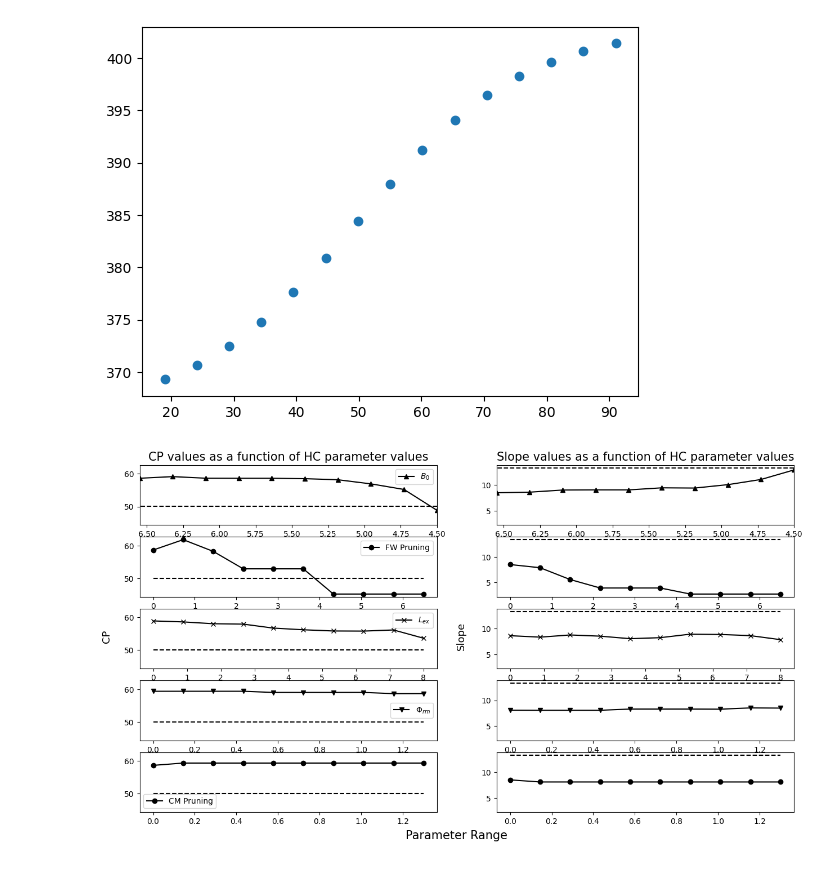
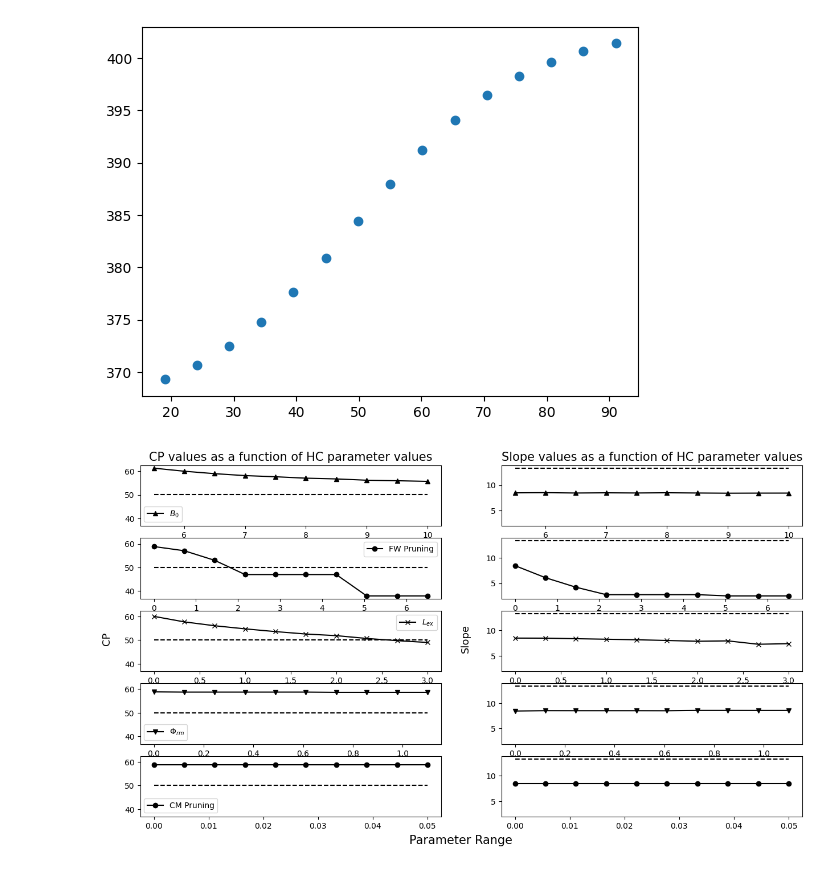
Before and after one commit to renatoparedes/SCZ_PPS_Expansion_Model, a Jupyter notebook: SCZ_Parameter_Exploration.ipynb, the cells around one changed output. Saved outputs shown, nothing was run; the diff lists cells and outputs as text; code cells hidden in the pictures.

```diff
--- a/SCZ_Parameter_Exploration.ipynb
+++ b/SCZ_Parameter_Exploration.ipynb
@@ -33,5 +34,5 @@ Wat, Wvt, Wav = crossmodal(1.3, 2, 1.3, 2, 1.3, 2)
 # %%
-LEXs = np.linspace(0, 8, 10)
+LEXs = np.linspace(0, 3, 10)
 LRTs = np.zeros((len(LEXs), len(a_distances)))
 
 for i in range(len(LEXs)):
@@ -132,15 +133,15 @@ Wat, Wvt, Wav = crossmodal(1.3, 2, 1.3, 2, 1.3, 2)  # cross-modal
 Lt, La, Lv = Lw(0.15, 0.05, 1, 4, 0.15, 0.05, 20, 80, 0.15, 0.05, 2, 8)  # lateral
 # %%
-FBs = np.linspace(4.5, 6.55, 10)
+FBs = np.linspace(5.5, 10, 10)
 BRTs = np.zeros((len(FBs), len(a_distances)))
 
 for i in range(len(FBs)):
     Wt, Wa, Wv, Bt, Ba, Bv = FwFb(
-        6.5, 6.5, 6.5, FBs[i], FBs[i], FBs[i], 1.185e01, 7.769e02, 3.881e01, 9.517e-01
+        6.5, 6.5, 6.5, FBs[i], FBs[i], FBs[i], 1.083e01, 5.076e02, 3.226e01, 9.968e-01
     )
     _, _, _, _, BRTs[i, :] = experiment(
         ts,
-        simtime,
+        250,
         a_distances,
         5,
         Lt,
@@ -181,7 +196,7 @@ Wt, Wa, Wv, Bt, Ba, Bv = FwFb(
 )
 Lt, La, Lv = Lw(0.15, 0.05, 1, 4, 0.15, 0.05, 20, 80, 0.15, 0.05, 2, 8)
 # %%
-CMs = np.linspace(0, 1.3, 10)
+CMs = np.linspace(0, 1.1, 10)
 CMRTs = np.zeros((len(CMs), len(a_distances)))
 
 for i in range(len(CMs)):
@@ -294,11 +309,11 @@ np.save("drafts/CM_PRRT.npy", PRRTs)
 # CMslope = np.load("drafts/CMslope.npy")
 # CMRTs = np.load("drafts/CMRT.npy")
 # %%
-LEXs = np.linspace(0, 8, 10)
+LEXs = np.linspace(0, 3, 10)
 PRs = np.linspace(0, 6.5, 10)
-FBs = np.linspace(4.5, 6.55, 10)
-CMs = np.linspace(0, 1.3, 10)
-CM_PRs = np.linspace(0, 1.3, 10)
+FBs = np.linspace(5.5, 10, 10)
+CMs = np.linspace(0, 1.1, 10)
+CM_PRs = np.linspace(0, 0.05, 10)
 # %%
 ##Pre-Training
 ###SCZ patients
@@ -326,13 +341,13 @@ fig, ax = plt.subplots(5, 2, figsize=(15, 8), sharey="col")
 
 ax[0, 0].plot(FBs, Bcp, label="$B_0$", color="k", marker="^")
 ax[0, 0].plot(FBs, np.repeat(scz_cp, len(FBs)), "--", color="k")
-ax[0, 0].set_xlim(6.55, 4.5)
+# ax[0, 0].set_xlim(6.55, 4.75)
 ax[0, 0].set_title("CP values as a function of HC parameter values", fontsize=15)
 ax[0, 0].legend()
 
 ax[0, 1].plot(FBs, Bslope, label="$B_0$", color="k", marker="^")
 ax[0, 1].plot(FBs, np.repeat(scz_slope, len(FBs)), "--", color="k")
-ax[0, 1].set_xlim(6.55, 4.5)
+# ax[0, 1].set_xlim(6.55, 4.75)
 ax[0, 1].set_title("Slope values as a function of HC parameter values", fontsize=15)
 
 ax[1, 0].plot(PRs, PRcp, label="FW Pruning", color="k", marker="o")
@@ -342,31 +357,31 @@ ax[1, 0].legend()
 ax[1, 1].plot(PRs, PRslope, color="k", marker="o")
 ax[1, 1].plot(PRs, np.repeat(scz_slope, len(PRs)), "--", color="k")
 
 ax[2, 0].plot(LEXs, Lcp, label="$L_{ex}$", color="k", marker="x")
 ax[2, 0].plot(LEXs, np.repeat(scz_cp, len(LEXs)), "--", color="k")
 ax[2, 0].legend()
 ax[2, 1].plot(LEXs, Lslope, color="k", marker="x")
 ax[2, 1].plot(LEXs, np.repeat(scz_slope, len(LEXs)), "--", color="k")
 
 
 ax[3, 0].plot(CMs, CMcp, label="$\Phi_{rm}$", color="k", marker="v")
 ax[3, 0].plot(CMs, np.repeat(scz_cp, len(CMs)), "--", color="k")
 ax[3, 0].legend()
 ax[3, 1].plot(CMs, CMslope, color="k", marker="v")
 ax[3, 1].plot(CMs, np.repeat(scz_slope, len(CMs)), "--", color="k")
 
 ax[4, 0].plot(CM_PRs, CM_PRcp, label="CM Pruning", color="k", marker="o")
 ax[4, 0].plot(CM_PRs, np.repeat(scz_cp, len(CM_PRs)), "--", color="k")
 ax[4, 0].legend()
 
 ax[4, 1].plot(CM_PRs, CM_PRslope, color="k", marker="o")
 ax[4, 1].plot(CM_PRs, np.repeat(scz_slope, len(CM_PRs)), "--", color="k")
 
 
 fig.text(0.50, 0.05, "Parameter Range", ha="center", fontsize=15)
 fig.text(0.08, 0.5, "CP", va="center", rotation="vertical", fontsize=13)
 fig.text(0.5, 0.5, "Slope", va="center", rotation="vertical", fontsize=13)
 
 plt.show()
 # %% [output]
-[figure, old version]
+[figure, new version]
```
Also changed, not shown: parts of 7 cells of this notebook, 10 other files.
